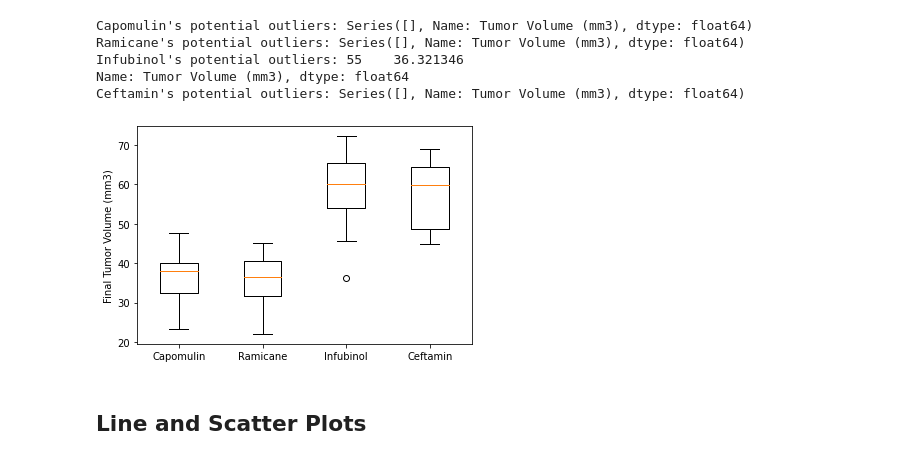
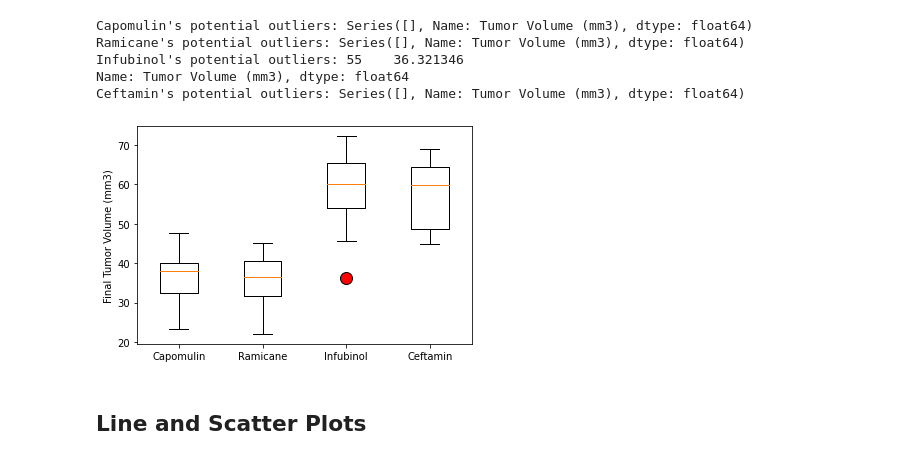
Before and after one commit to VinnyShankar/matplotlib-challenge, a Jupyter notebook: Pymaceuticals/Pymaceuticals.ipynb, the cells around one changed output. Cells and saved outputs as stored; diff of their text form; code cells hidden in the pictures.

Commit message:
box plot flierprops

```diff
--- a/Pymaceuticals/Pymaceuticals.ipynb
+++ b/Pymaceuticals/Pymaceuticals.ipynb
@@ -217,11 +217,12 @@ Ceftamin's potential outliers: Series([], Name: Tumor Volume (mm3), dtype: float
 # %%
 #Display the box plot
 fig, ax = plt.subplots()
-ax.boxplot(tumor_vols, labels=drugs)
+flierprops = dict(markerfacecolor='r',markersize=12)
+ax.boxplot(tumor_vols, labels=drugs, flierprops=flierprops)
 ax.set_ylabel("Final Tumor Volume (mm3)")
 plt.show()
 # %% [output]
-[figure, old version]
+[figure, new version]
 # %% [markdown]
 ## Line and Scatter Plots
 # %%
```
